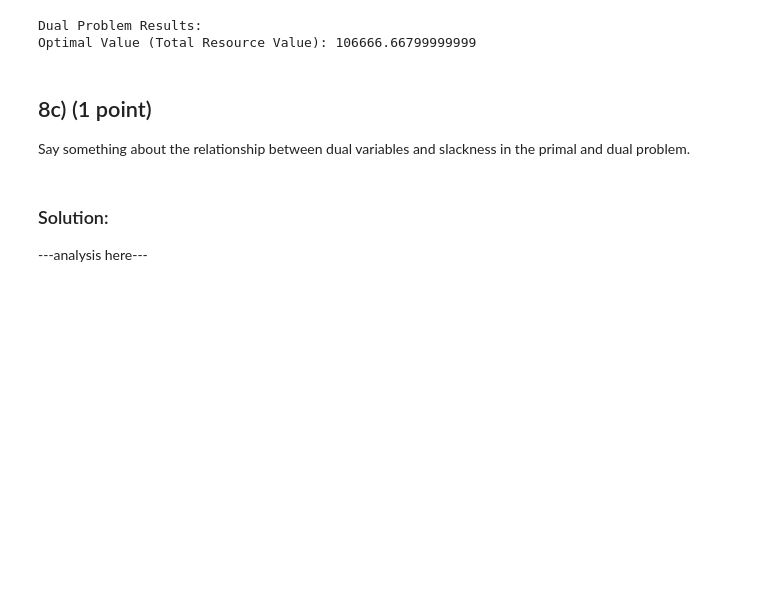
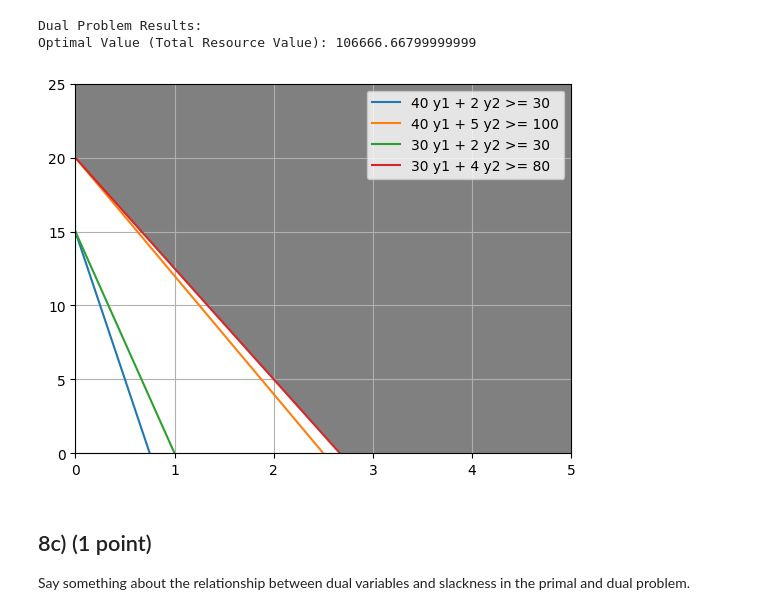
Before and after one commit to amit-kumarh/advanced-algorithms-2025-01, a Jupyter notebook: lab-assignments/01-linear-programming/01-linear-programming.ipynb, the cells around one changed output. Saved outputs shown, nothing was run; the diff lists cells and outputs as text; code cells hidden in the pictures; blank space fills up the shorter version.

```diff
--- a/lab-assignments/01-linear-programming/01-linear-programming.ipynb
+++ b/lab-assignments/01-linear-programming/01-linear-programming.ipynb
@@ -552,10 +552,35 @@ print(f"Optimal Value (Total Resource Value): {dual_model.objective.value()}")
 # %% [output]
 Dual Problem Results:
 Optimal Value (Total Resource Value): 106666.66799999999
+# %%
+import numpy as np
+import matplotlib.pyplot as plt
+
+# Plot the optimal solution
+x = np.arange(0, 4)
+plt.plot(x, 15 - 20*x, label = '40 y1 + 2 y2 >= 30')
+plt.plot(x, 20 - 8*x, label= '40 y1 + 5 y2 >= 100')
+plt.plot(x, 15 - 15*x, label = '30 y1 + 2 y2 >= 30')
+plt.plot(x, 20 - 7.5*x, label='30 y1 + 4 y2 >= 80')
+plt.axis([0, 5, 0, 25])
+
+# Define the boundaries of the feasible area in the plot
+x = [0, 0, 8/3, 5, 5]
+y = [25, 20, 0, 0, 25]
+plt.fill(x, y, 'grey')
+
+# plt.text(0.1, 4, 'Feasible \n Region', size = '11')
+# plt.annotate('Optimal \n solution\n(1.5, 1)', xy = (1.5, 1.0))
+
+# plt.xlabel("x_1")
+# plt.ylabel("x_2")
+# plt.title('LPP:Graphical Solution')
+# plt.axis([0, 3, 0, 6])
+plt.grid(True)
+plt.legend()
+plt.show()
+# %% [output]
+[figure, added]
 # %% [markdown]
 ## 8c) (1 point)
 Say something about the relationship between dual variables and slackness in the primal and dual problem.
-# %% [markdown]
-### Solution:
-
----analysis here---
```
Also changed, not shown: parts of 1 cell of this notebook.
